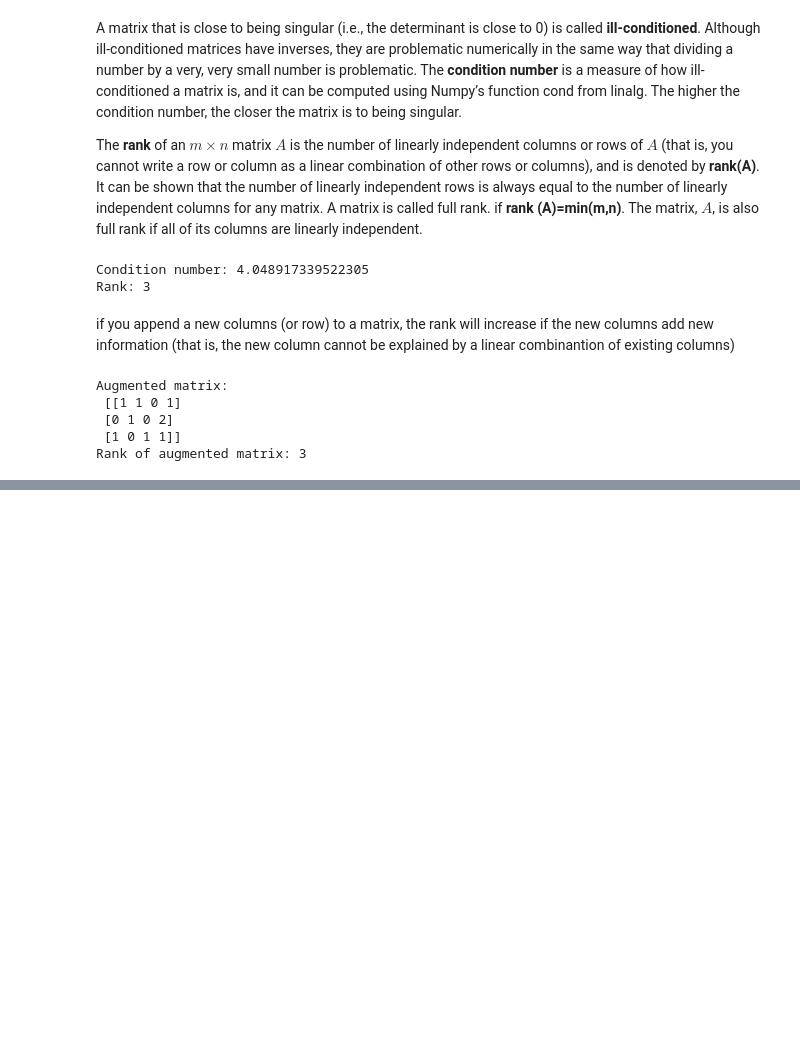
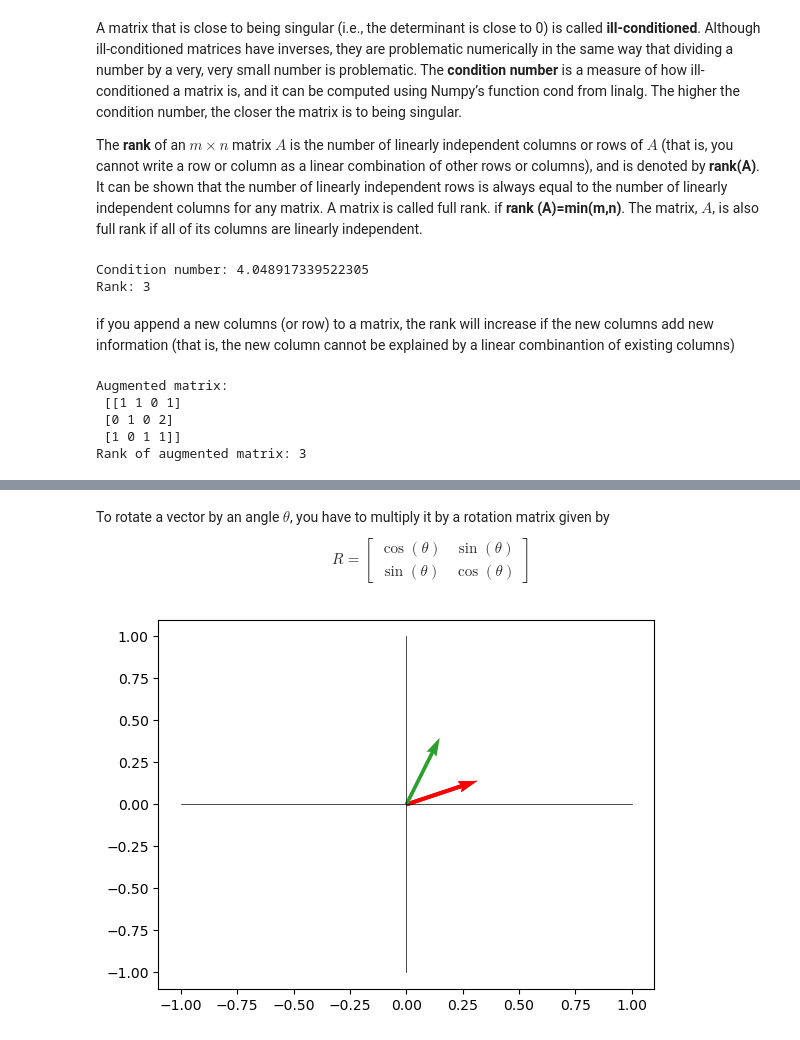
Before and after one commit to dguari1/BME3240_2021, a Jupyter notebook: Linear_Algebra.ipynb, the cells around one changed output, grey strips where cells are left out. Cells and saved outputs as stored; diff of their text form; code cells hidden in the pictures; blank space fills up the shorter version.

```diff
--- a/Linear_Algebra.ipynb
+++ b/Linear_Algebra.ipynb
@@ -311,0 +338,21 @@ Rank of augmented matrix: 3
+# %% [markdown]
+To rotate a vector by an angle $\theta$, you have to multiply it by a rotation matrix given by
+$$
+R = \begin{bmatrix}
+\cos(\theta) & \sin(\theta) \\
+\sin(\theta) & \cos(\theta)
+\end{bmatrix}
+$$
+# %%
+#Rotate the vector by 45 degress
+theta = 45 * (np.pi/180)
+Rot_Matrix = np.array([[np.cos(theta), -np.sin(theta)],[np.sin(theta), np.cos(theta)]])
+
+rot_V = Rot_Matrix @ V
+plt.quiver(0,0,*V, color=['r'], scale=21)
+plt.quiver(0,0,*rot_V, color=['tab:green'], scale=21)
+plt.plot([-1,1],[0,0], lw=0.5, color = 'k')
+plt.plot([0,0],[-1,1], lw=0.5, color = 'k')
+plt.show()
+# %% [output]
+[figure, added]
```
Also changed, not shown: parts of 18 cells of this notebook.
